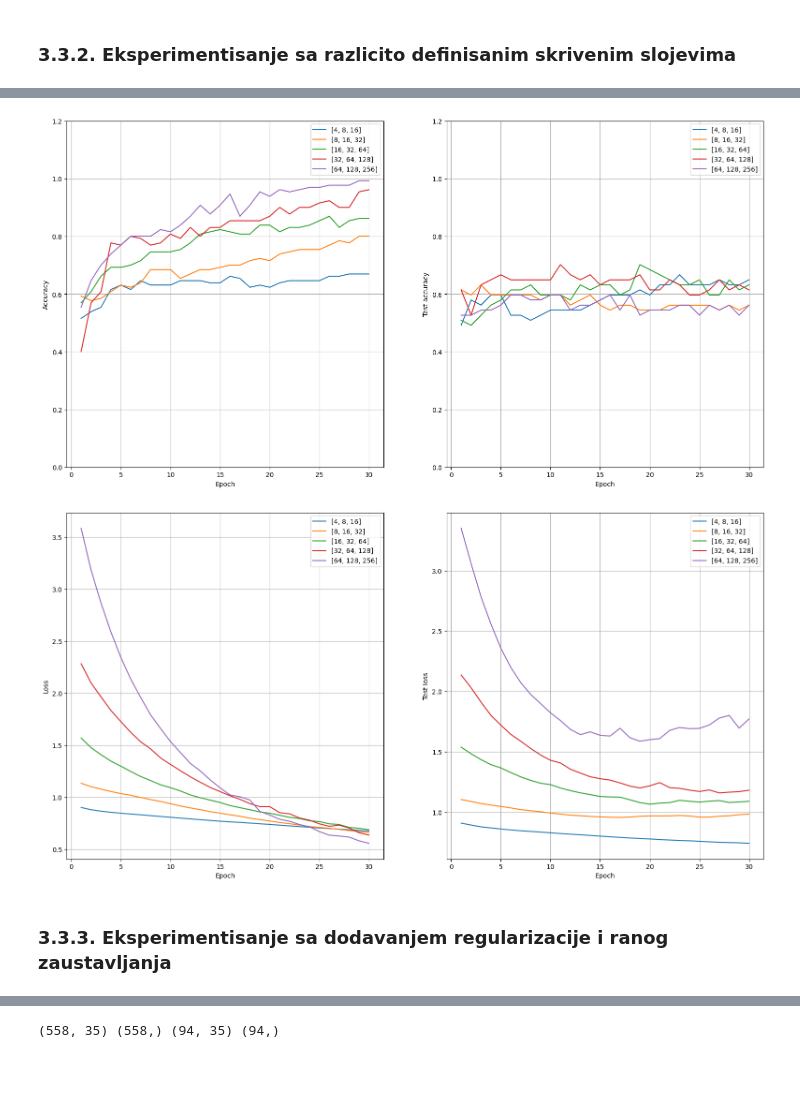
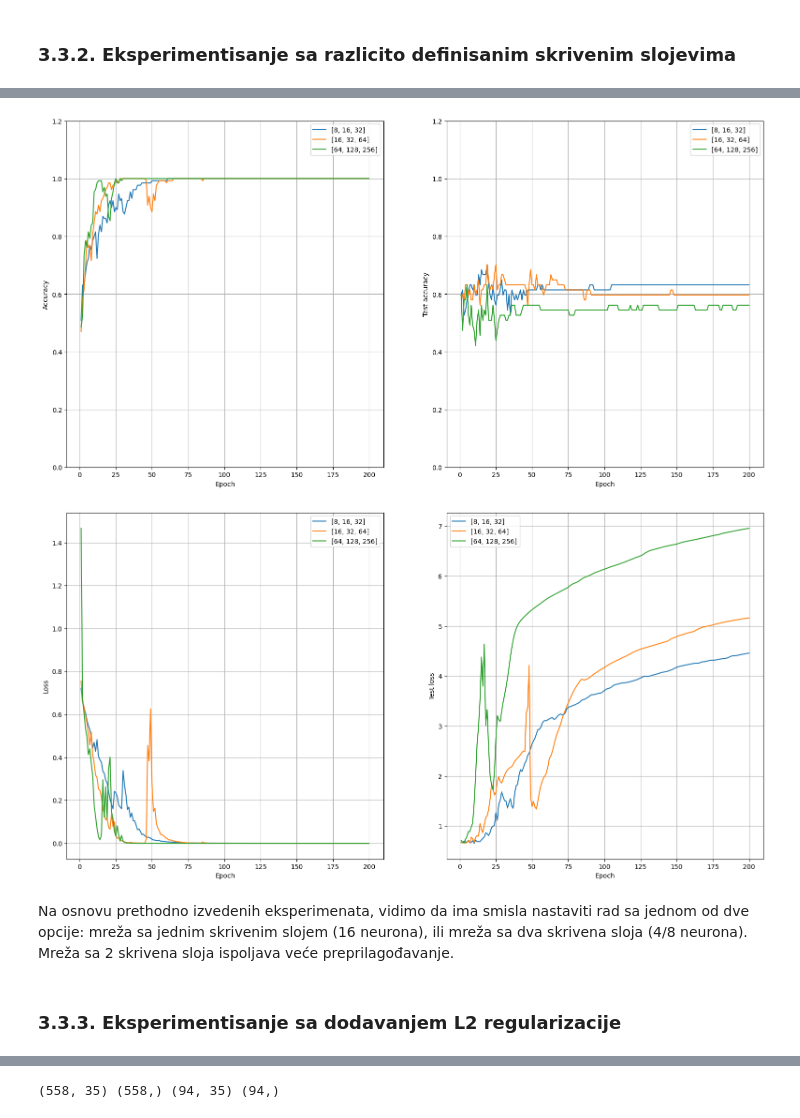
Before and after one commit to nedeljkovicmajaa/som-projekat, a Jupyter notebook: som-projekat-main.ipynb, the cells around one changed output, grey strips where cells are left out. Drawn from its saved outputs; the diff is of its cells as text; code cells hidden in the pictures; blank space fills up the shorter version.

```diff
--- a/som-projekat-main.ipynb
+++ b/som-projekat-main.ipynb
@@ -694,17 +706,22 @@ y = D.to_numpy()
 X_train, X_val, y_train, y_val = train_test_split(X_norm_data, y, test_size=0.3, random_state=42)
 # %%
 
-def train_model(num_epochs, hidden_units, dropout=0, early_stopping_patience=0, lr=0.01, bs=8):
-    model = MLP(X_train.shape[1], hidden_units, 2, dropout_rate=dropout)
+def train_model(num_epochs, hidden_units, dropout=0, early_stopping_patience=0, lr=0.01, bs=8, l2=0):
+    model = MLP(X_train.shape[1], hidden_units, 2, dropout_rate=dropout, l2_reg=l2)
     tf.keras.backend.clear_session()
     model.compile(optimizer=tf.keras.optimizers.Adam(learning_rate=lr), loss='sparse_categorical_crossentropy', metrics=['accuracy'])
 
+    train_dataset = tf.data.Dataset.from_tensor_slices((X_train, y_train)).batch(bs)
+    test_dataset = tf.data.Dataset.from_tensor_slices((X_val, y_val)).batch(bs)
+
     if early_stopping_patience:
-        early_stopping = tf.keras.callbacks.EarlyStopping(monitor='val_accuracy', patience=5, min_delta=0.001)
-        history = model.fit(X_train, y_train, epochs=num_epochs, batch_size=bs, validation_data=(X_val, y_val), verbose=0, callbacks=[early_stopping])
+        early_stopping = tf.keras.callbacks.EarlyStopping(monitor='val_accuracy', mode='max', patience=early_stopping_patience, verbose=1)
+        with tf.device('/GPU:0'):
+            history = model.fit(train_dataset, epochs=num_epochs, batch_size=bs, validation_data=test_dataset, verbose=0, callbacks=[early_stopping])
 
     else:
-        history = model.fit(X_train, y_train, epochs=num_epochs, batch_size=bs, validation_data=(X_val, y_val), verbose=0)
+        with tf.device('/GPU:0'):
+            history = model.fit(train_dataset, epochs=num_epochs, batch_size=bs, validation_data=test_dataset, verbose=0)
     y_pred = np.argmax(model.predict(X_val, verbose=0), axis=1)
 
     return history, y_pred, y_val
@@ -738,7 +728,7 @@ def experiment_results(histories, y_pred, y_val, parameters, text):
 # %% [markdown]
 ### 3.3.1. Eksperimentisanje sa različitim vrednostima za learning rate i batch size
 # %%
-hidden_unit_size = [8, 16, 32]
+hidden_unit_size = [8, 16]
 epochs = 30
 
 acc_res = dict()
@@ -844,8 +831,8 @@ bs = 16
 ### 3.3.2. Eksperimentisanje sa razlicito definisanim skrivenim slojevima
 # %%
 # Jedan skriveni sloj
-hidden_unit_size = [[4], [8], [16], [32], [64]]
-epochs = 50
+hidden_unit_size = [[4], [16], [64]]
+epochs = 200
 
 histories = []
 fig1, ax1 = plt.subplots(1, 2, figsize=(6.4*3, 4.8*2))
@@ -885,7 +872,7 @@ for hus in hidden_unit_size:
 # %%
 # Dva skrivena sloja
-hidden_unit_size = [[4, 8], [8, 16], [16, 32], [32, 64], [64, 128]]
-epochs = 30
+hidden_unit_size = [[4, 8], [16, 32], [64, 128]]
+epochs = 200
 
 histories = []
 fig1, ax1 = plt.subplots(1, 2, figsize=(6.4*3, 4.8*2))
@@ -925,7 +912,7 @@ for hus in hidden_unit_size:
 # %%
 # Tri skrivena sloja
-hidden_unit_size = [[4, 8, 16], [8, 16, 32], [16, 32, 64], [32, 64, 128], [64, 128, 256]]
-epochs = 30
+hidden_unit_size = [[8, 16, 32], [16, 32, 64], [64, 128, 256]]
+epochs = 200
 
 histories = []
 fig1, ax1 = plt.subplots(1, 2, figsize=(6.4*3, 4.8*2))
@@ -933,34 +920,36 @@ fig2, ax2 = plt.subplots(1, 2, figsize=(6.4*3, 4.8*2))
 
 for hus in hidden_unit_size:
     history, y_pred, y_val = train_model(epochs, hus, lr=lr, bs=bs)
 
     ax1[0].plot(range(1, len(history.history['accuracy'])+1), history.history['accuracy'], label=hus)
     ax1[0].set_xlabel('Epoch')
     ax1[0].set_ylabel('Accuracy')
     ax1[0].set_ylim(0, 1.2)
     ax1[0].grid()
     ax1[0].legend()
 
     ax1[1].plot(range(1, len(history.history['val_accuracy'])+1), history.history['val_accuracy'], label=hus)
     ax1[1].set_xlabel('Epoch')
     ax1[1].set_ylabel('Test accuracy')
     ax1[1].set_ylim(0, 1.2)
     ax1[1].grid()
     ax1[1].legend()
 
     ax2[0].plot(range(1, len(history.history['loss'])+1), history.history['loss'], label=hus)
     ax2[0].set_xlabel('Epoch')
     ax2[0].set_ylabel('Loss')
     ax2[0].grid()
     ax2[0].legend()
 
     ax2[1].plot(range(1, len(history.history['val_loss'])+1), history.history['val_loss'], label=hus)
     ax2[1].set_xlabel('Epoch')
     ax2[1].set_ylabel('Test loss')
     ax2[1].grid()
     ax2[1].legend()
 # %% [output]
-[figure, old version]
+[figure, new version]
-[figure, old version]
+[figure, new version]
+# %% [markdown]
+Na osnovu prethodno izvedenih eksperimenata, vidimo da ima smisla nastaviti rad sa jednom od dve opcije: mreža sa jednim skrivenim slojem (16 neurona), ili mreža sa dva skrivena sloja (4/8 neurona). Mreža sa 2 skrivena sloja ispoljava veće preprilagođavanje.
 # %% [markdown]
-### 3.3.3. Eksperimentisanje sa dodavanjem regularizacije i ranog zaustavljanja
+### 3.3.3. Eksperimentisanje sa dodavanjem L2 regularizacije
```
Also changed, not shown: parts of 32 cells of this notebook.
